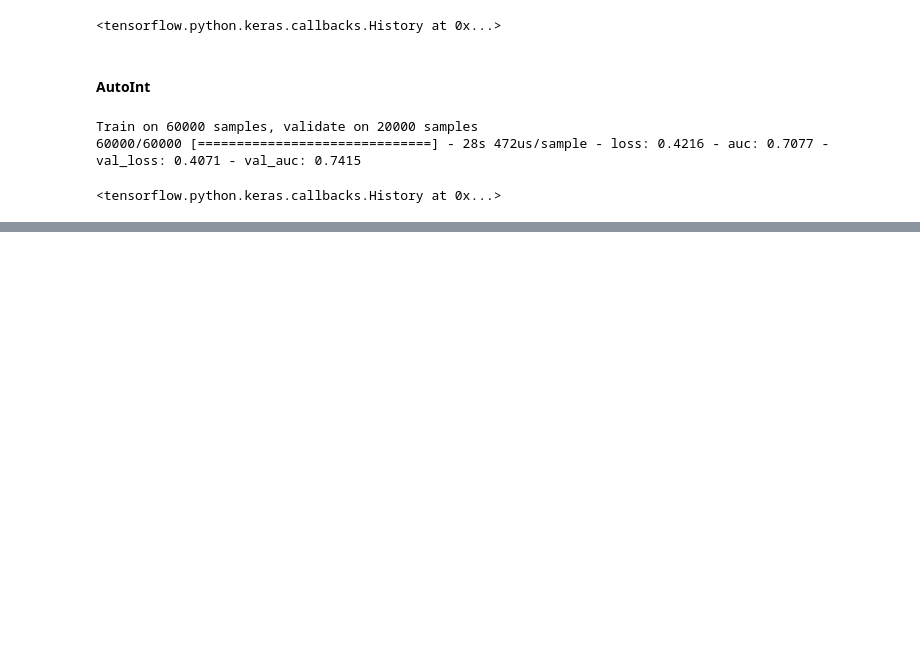
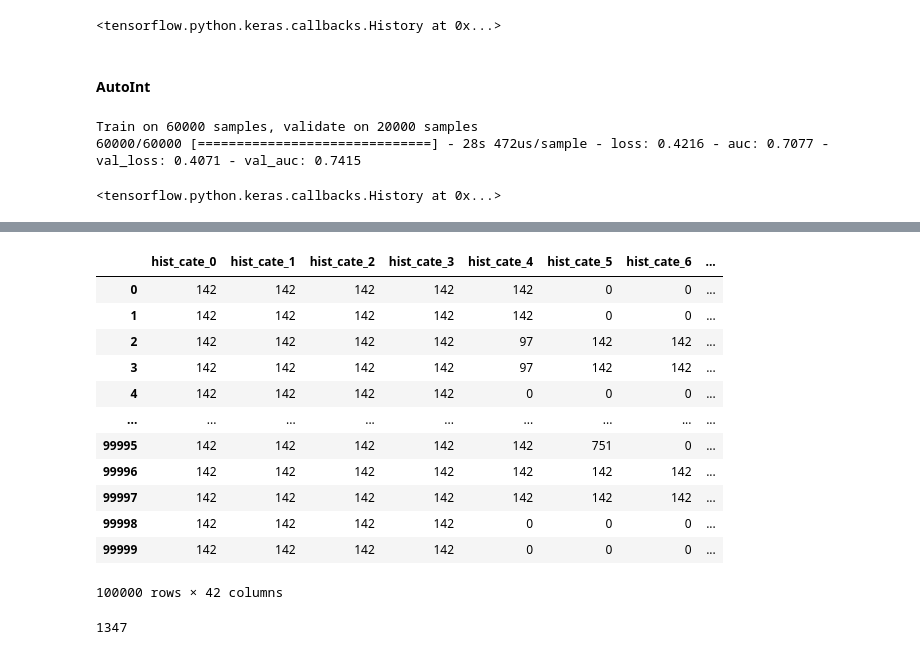
Before and after one commit to Prayforhanluo/CTR_Algorithm, a Jupyter notebook: tensorflow2.0/example.ipynb, the cells around one changed output, grey strips where cells are left out. Cells and saved outputs as stored; diff of their text form; code cells hidden in the pictures; blank space fills up the shorter version.

```diff
--- a/tensorflow2.0/example.ipynb
+++ b/tensorflow2.0/example.ipynb
@@ -205,0 +218,23 @@ Train on 60000 samples, validate on 20000 samples
+# %%
+
+# 预处理好的数据
+# 处理的函数在AmazonDataPreprocress.py中
+# 原始数据为.txt文件
+
+data = pd.read_csv('../data/amazon-books-100k-preprocessed.csv', index_col = 0)
+# %%
+data
+# %% [output]
+|  | hist_cate_0 | hist_cate_1 | hist_cate_2 | hist_cate_3 | hist_cate_4 | hist_cate_5 | hist_cate_6 | ... |
+| 0 | 142 | 142 | 142 | 142 | 142 | 0 | 0 | ... |
+| 1 | 142 | 142 | 142 | 142 | 142 | 0 | 0 | ... |
+| 2 | 142 | 142 | 142 | 142 | 97 | 142 | 142 | ... |
+| 3 | 142 | 142 | 142 | 142 | 97 | 142 | 142 | ... |
+| 4 | 142 | 142 | 142 | 142 | 0 | 0 | 0 | ... |
+| ... | ... | ... | ... | ... | ... | ... | ... | ... |
+| 99995 | 142 | 142 | 142 | 142 | 142 | 751 | 0 | ... |
+| 99996 | 142 | 142 | 142 | 142 | 142 | 142 | 142 | ... |
+| 99997 | 142 | 142 | 142 | 142 | 142 | 142 | 142 | ... |
+| 99998 | 142 | 142 | 142 | 142 | 0 | 0 | 0 | ... |
+| 99999 | 142 | 142 | 142 | 142 | 0 | 0 | 0 | ... |
+100000 rows × 42 columns
@@ -205,0 +246,4 @@ Train on 60000 samples, validate on 20000 samples
+# %%
+fields
+# %% [output]
+1347
```
Also changed, not shown: parts of 9 cells of this notebook, 1 other file.
